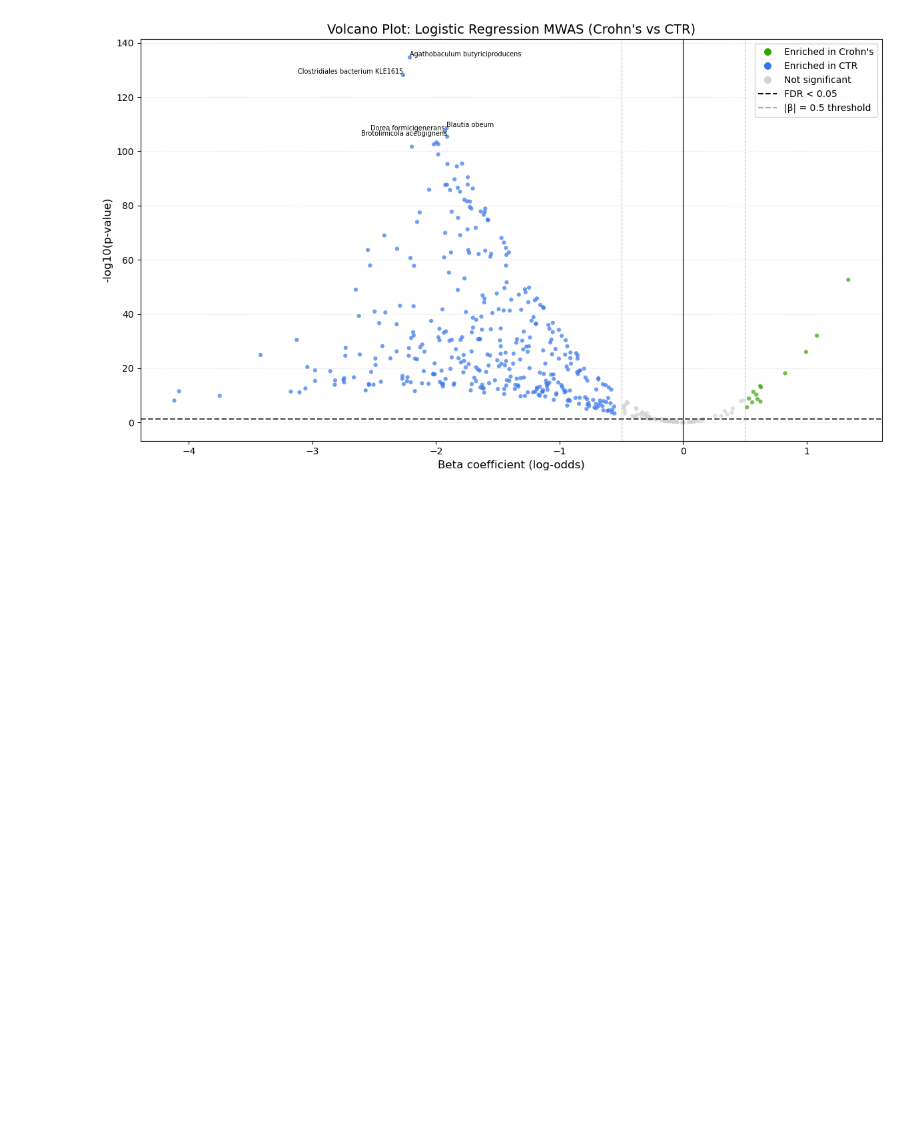
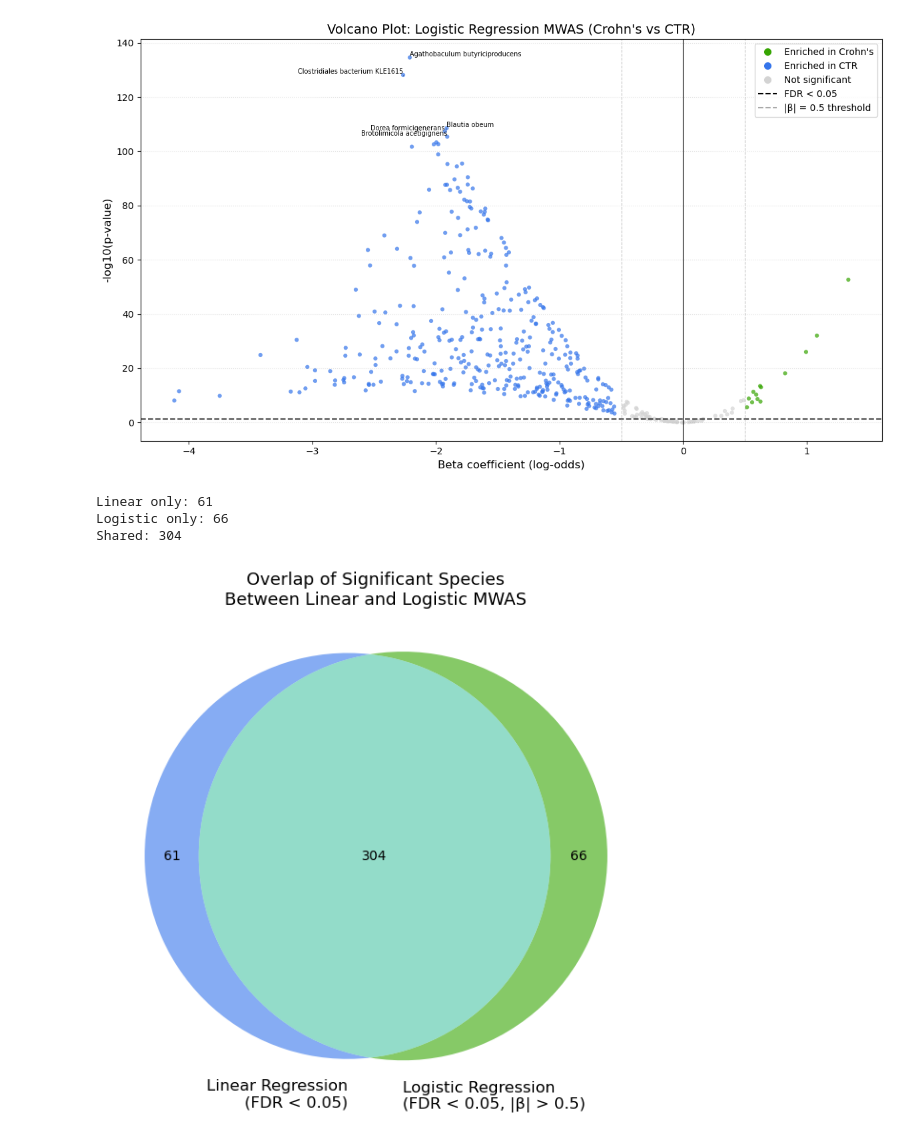
Before and after one commit to ValeriiaZhovannyk/metagenomics, a Jupyter notebook: HW3/code.ipynb, the cells around one changed output. Cells and saved outputs as stored; diff of their text form; code cells hidden in the pictures; blank space fills up the shorter version.

```diff
--- a/HW3/code.ipynb
+++ b/HW3/code.ipynb
@@ -394,3 +394,33 @@ plt.savefig('output/logistic_volcano_plot.png', dpi=300)
 plt.show()
 # %% [output]
 [figure]
+# %%
+from matplotlib_venn import venn2
+
+# Get significant species from each method
+linear_sig = set(mwas_results[mwas_results['FDR_P'] < 0.05]['Species'])
+logistic_sig = set(logit_mwas_results[
+    (logit_mwas_results['FDR_P'] < 0.05) &
+    (logit_mwas_results['Beta'].abs() > 0.5)
+]['Species'])
+
+overlap = linear_sig & logistic_sig
+print(f"Linear only: {len(linear_sig - logistic_sig)}")
+print(f"Logistic only: {len(logistic_sig - linear_sig)}")
+print(f"Shared: {len(overlap)}")
+
+plt.figure(figsize=(8, 6))
+v = venn2([linear_sig, logistic_sig],
+          set_labels=('Linear Regression\n(FDR < 0.05)',
+                      'Logistic Regression\n(FDR < 0.05, |β| > 0.5)'),
+          set_colors=('#3575eb', '#36a502'), alpha=0.6)
+
+plt.title("Overlap of Significant Species\nBetween Linear and Logistic MWAS", fontsize=13)
+plt.tight_layout()
+plt.savefig('output/venn_diagram.png', dpi=300)
+plt.show()
+# %% [output]
+Linear only: 61
+Logistic only: 66
+Shared: 304
+[figure, added]
```
Also changed, not shown: 1 other file.
